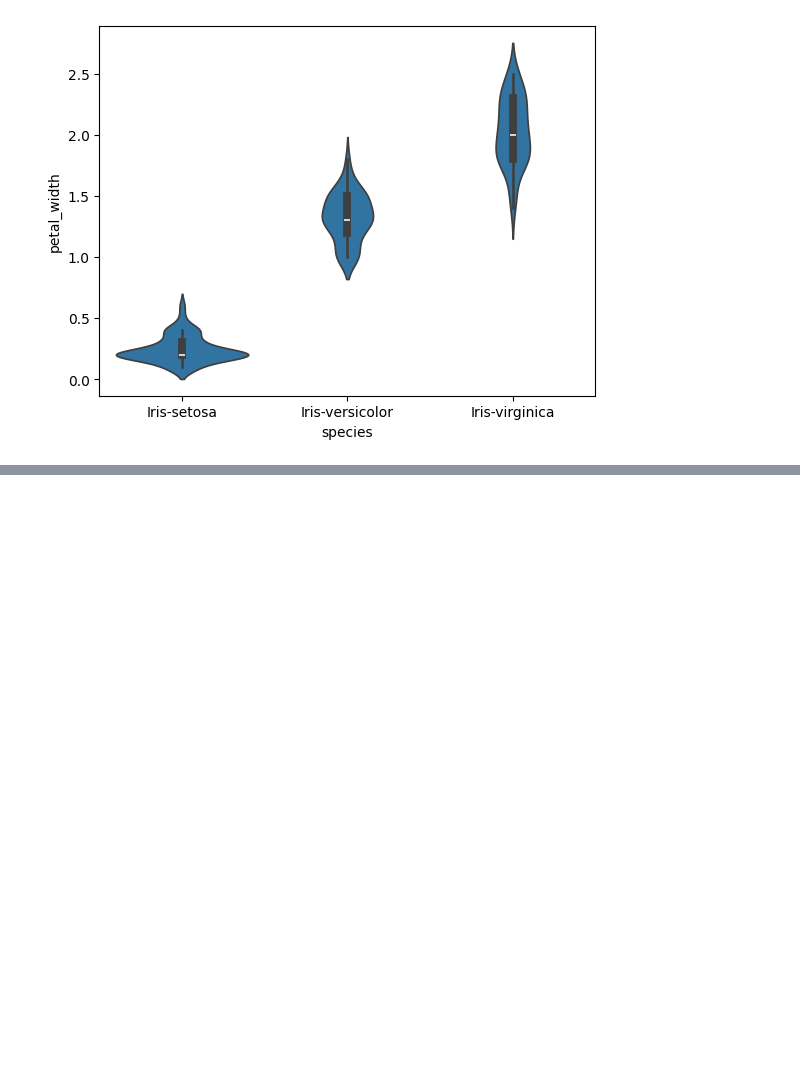
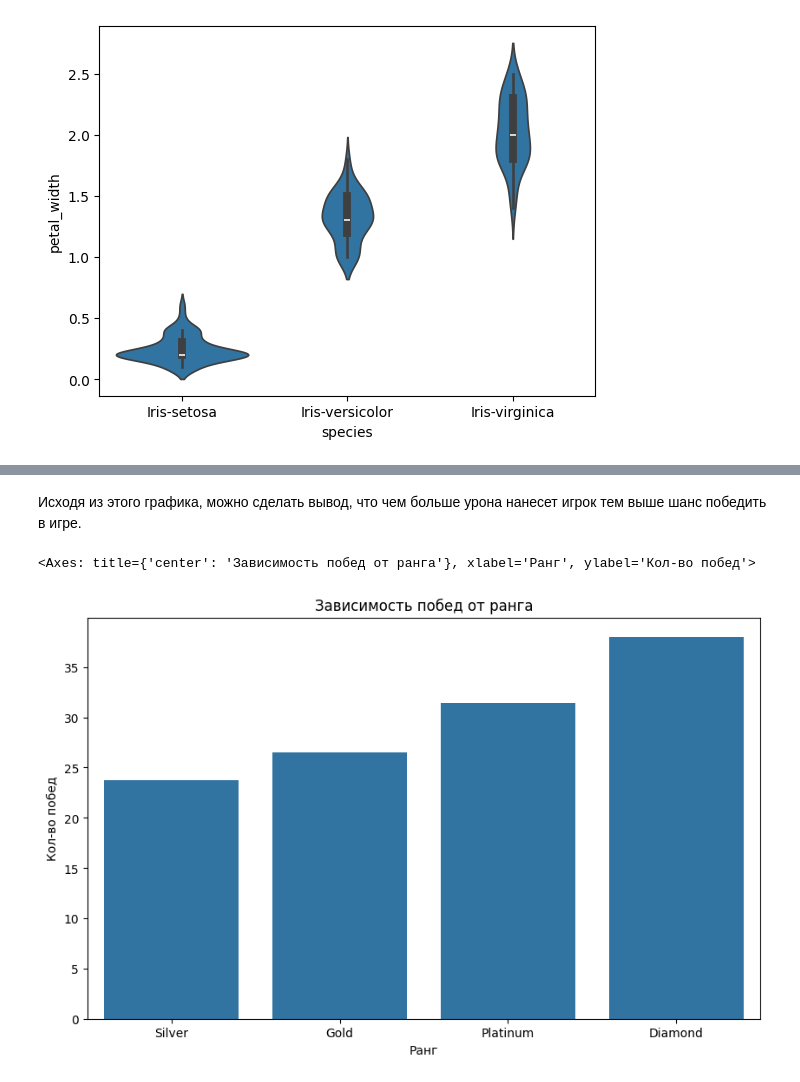
Before and after one commit to kalanimus/PythonLabs, a Jupyter notebook: Lab2/Untitled.ipynb, the cells around one changed output, grey strips where cells are left out. Cells and saved outputs as stored; diff of their text form; code cells hidden in the pictures; blank space fills up the shorter version.

```diff
--- a/Lab2/Untitled.ipynb
+++ b/Lab2/Untitled.ipynb
@@ -65,0 +76,11 @@ sb.violinplot(file2, x = file2.columns[4], y = file2.columns[3])
+# %% [markdown]
+Исходя из этого графика, можно сделать вывод, что чем больше урона нанесет игрок тем выше шанс победить в игре.
+# %%
+plt.figure(figsize=(10,6))
+plt.title("Зависимость побед от ранга")
+plt.xlabel("Ранг")
+plt.ylabel("Кол-во побед")
+sb.barplot(data = file3, x = "Rank", y = "Wins", order=['Silver', 'Gold', 'Platinum', 'Diamond'], errorbar=None)
+# %% [output]
+<Axes: title={'center': 'Зависимость побед от ранга'}, xlabel='Ранг', ylabel='Кол-во побед'>
+[figure, added]
```
Also changed, not shown: parts of 4 cells of this notebook, 1 other file.
